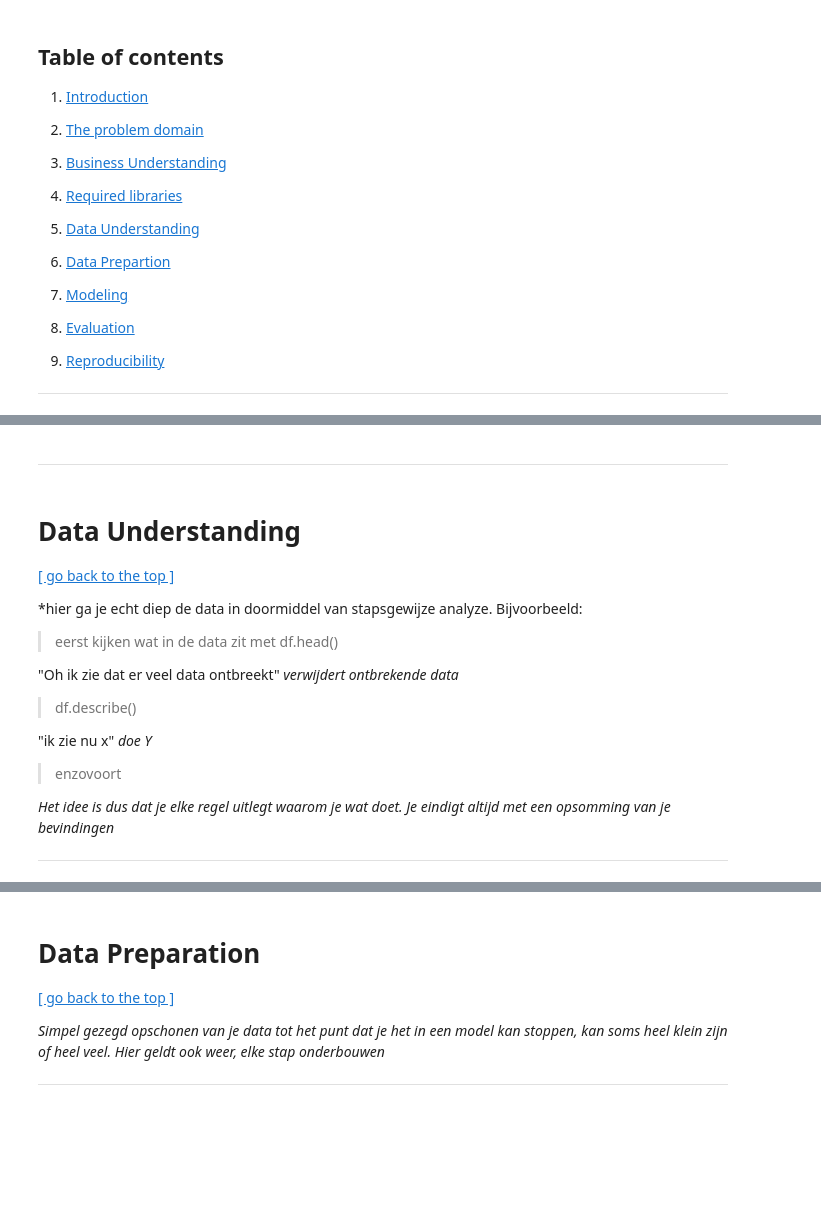
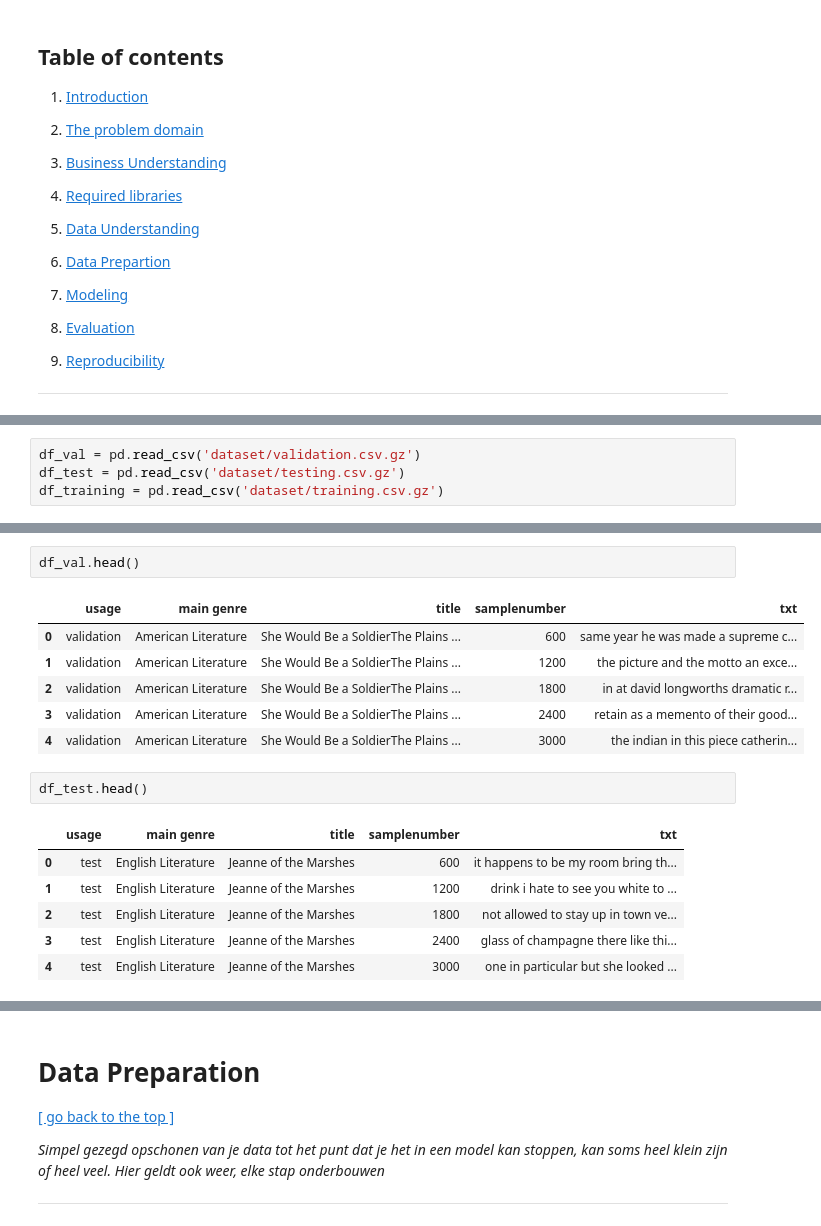
Before and after one commit to EsmeeK1/MachineLearning, a Jupyter notebook: thema's/deep_learning/boekclassificatie_esmee_kraan.ipynb.ipynb, the cells around one changed output, grey strips where cells are left out. Drawn from its saved outputs; the diff is of its cells as text; blank space fills up the shorter version.

```diff
--- a/thema's/deep_learning/boekclassificatie_esmee_kraan.ipynb.ipynb
+++ b/thema's/deep_learning/boekclassificatie_esmee_kraan.ipynb.ipynb
@@ -31 +125,5 @@
+# %%
+df_val = pd.read_csv('dataset/validation.csv.gz')
+df_test = pd.read_csv('dataset/testing.csv.gz')
+df_training = pd.read_csv('dataset/training.csv.gz')
 # %% [markdown]
@@ -140,22 +135,18 @@ ModuleNotFoundError: No module named 'sounddevice'
-# %% [markdown]
----
-# %% [markdown]
-# Data Understanding
-
-[[ go back to the top ]](#Table-of-contents)
-
-*hier ga je echt diep de data in doormiddel van stapsgewijze analyze. Bijvoorbeeld:
-
->eerst kijken wat in de data zit met df.head()
-
-"Oh ik zie dat er veel data ontbreekt" *verwijdert ontbrekende data*
-
->df.describe()
-
-"ik zie nu x" *doe Y*
-
->enzovoort
-
-*Het idee is dus dat je elke regel uitlegt waarom je wat doet. Je eindigt altijd met een opsomming van je bevindingen*
-
----
+# %%
+df_val.head()
+# %% [output]
+|  | usage | main genre | title | samplenumber | txt |
+| 0 | validation | American Literature | She Would Be a SoldierThe Plains ... | 600 | same year he was made a supreme c... |
+| 1 | validation | American Literature | She Would Be a SoldierThe Plains ... | 1200 | the picture and the motto an exce... |
+| 2 | validation | American Literature | She Would Be a SoldierThe Plains ... | 1800 | in at david longworths dramatic r... |
+| 3 | validation | American Literature | She Would Be a SoldierThe Plains ... | 2400 | retain as a memento of their good... |
+| 4 | validation | American Literature | She Would Be a SoldierThe Plains ... | 3000 | the indian in this piece catherin... |
+# %%
+df_test.head()
+# %% [output]
+|  | usage | main genre | title | samplenumber | txt |
+| 0 | test | English Literature | Jeanne of the Marshes | 600 | it happens to be my room bring th... |
+| 1 | test | English Literature | Jeanne of the Marshes | 1200 | drink i hate to see you white to ... |
+| 2 | test | English Literature | Jeanne of the Marshes | 1800 | not allowed to stay up in town ve... |
+| 3 | test | English Literature | Jeanne of the Marshes | 2400 | glass of champagne there like thi... |
+| 4 | test | English Literature | Jeanne of the Marshes | 3000 | one in particular but she looked ... |
```
Also changed, not shown: parts of 15 cells of this notebook, 2 other files.
